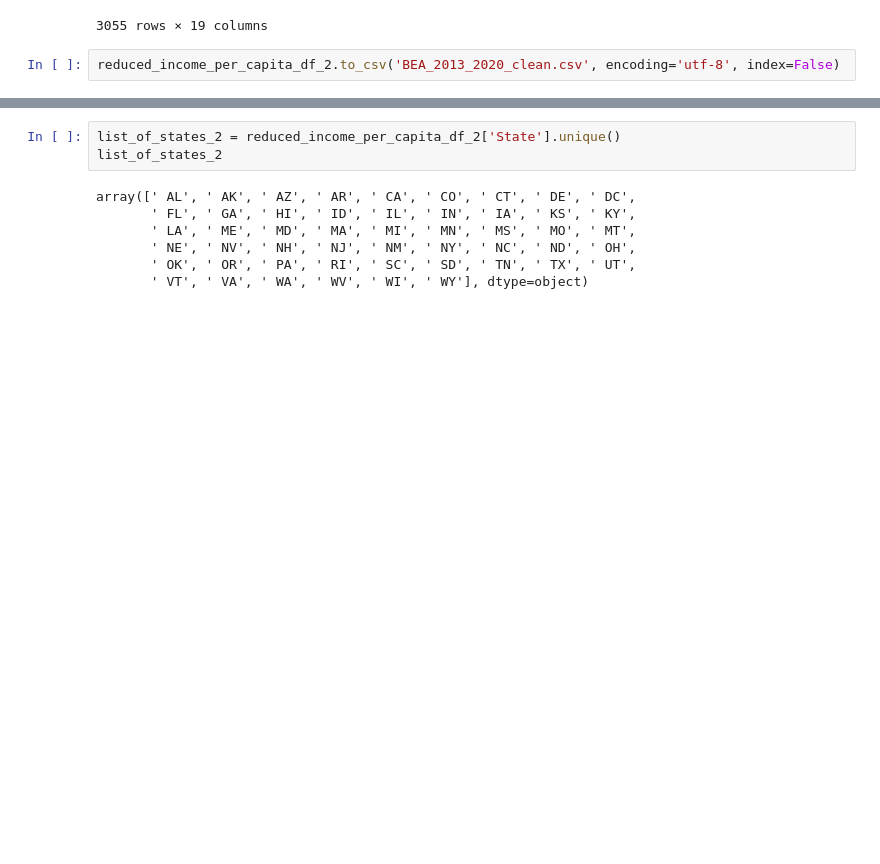
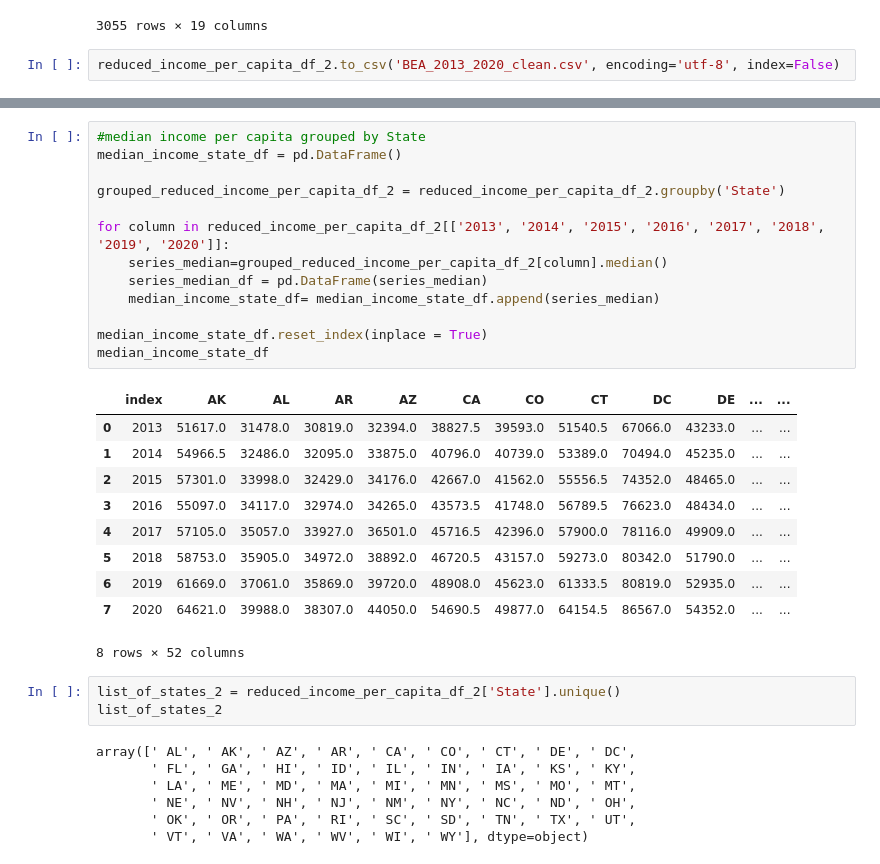
Before and after one commit to bakeralexan/human_trafficking_interactive_charts, a Jupyter notebook: BEA_data.ipynb, the cells around one changed output, grey strips where cells are left out. Saved outputs shown, nothing was run; the diff lists cells and outputs as text; blank space fills up the shorter version.

```diff
--- a/BEA_data.ipynb
+++ b/BEA_data.ipynb
@@ -157,3 +167,27 @@ reduced_income_per_capita_df_2.to_csv('BEA_2013_2020_clean.csv', encoding='utf-8
+# %%
+#median income per capita grouped by State
+median_income_state_df = pd.DataFrame()
+
+grouped_reduced_income_per_capita_df_2 = reduced_income_per_capita_df_2.groupby('State')
+
+for column in reduced_income_per_capita_df_2[['2013', '2014', '2015', '2016', '2017', '2018', '2019', '2020']]:
+    series_median=grouped_reduced_income_per_capita_df_2[column].median()
+    series_median_df = pd.DataFrame(series_median)
+    median_income_state_df= median_income_state_df.append(series_median)
+
+median_income_state_df.reset_index(inplace = True)
+median_income_state_df
+# %% [output]
+|  | index | AK | AL | AR | AZ | CA | CO | CT | DC | DE | ... | ... |
+| 0 | 2013 | 51617.0 | 31478.0 | 30819.0 | 32394.0 | 38827.5 | 39593.0 | 51540.5 | 67066.0 | 43233.0 | ... | ... |
+| 1 | 2014 | 54966.5 | 32486.0 | 32095.0 | 33875.0 | 40796.0 | 40739.0 | 53389.0 | 70494.0 | 45235.0 | ... | ... |
+| 2 | 2015 | 57301.0 | 33998.0 | 32429.0 | 34176.0 | 42667.0 | 41562.0 | 55556.5 | 74352.0 | 48465.0 | ... | ... |
+| 3 | 2016 | 55097.0 | 34117.0 | 32974.0 | 34265.0 | 43573.5 | 41748.0 | 56789.5 | 76623.0 | 48434.0 | ... | ... |
+| 4 | 2017 | 57105.0 | 35057.0 | 33927.0 | 36501.0 | 45716.5 | 42396.0 | 57900.0 | 78116.0 | 49909.0 | ... | ... |
+| 5 | 2018 | 58753.0 | 35905.0 | 34972.0 | 38892.0 | 46720.5 | 43157.0 | 59273.0 | 80342.0 | 51790.0 | ... | ... |
+| 6 | 2019 | 61669.0 | 37061.0 | 35869.0 | 39720.0 | 48908.0 | 45623.0 | 61333.5 | 80819.0 | 52935.0 | ... | ... |
+| 7 | 2020 | 64621.0 | 39988.0 | 38307.0 | 44050.0 | 54690.5 | 49877.0 | 64154.5 | 86567.0 | 54352.0 | ... | ... |
+8 rows × 52 columns
 # %%
 list_of_states_2 = reduced_income_per_capita_df_2['State'].unique()
 list_of_states_2
```
Also changed, not shown: parts of 15 cells of this notebook, 5 other files.
